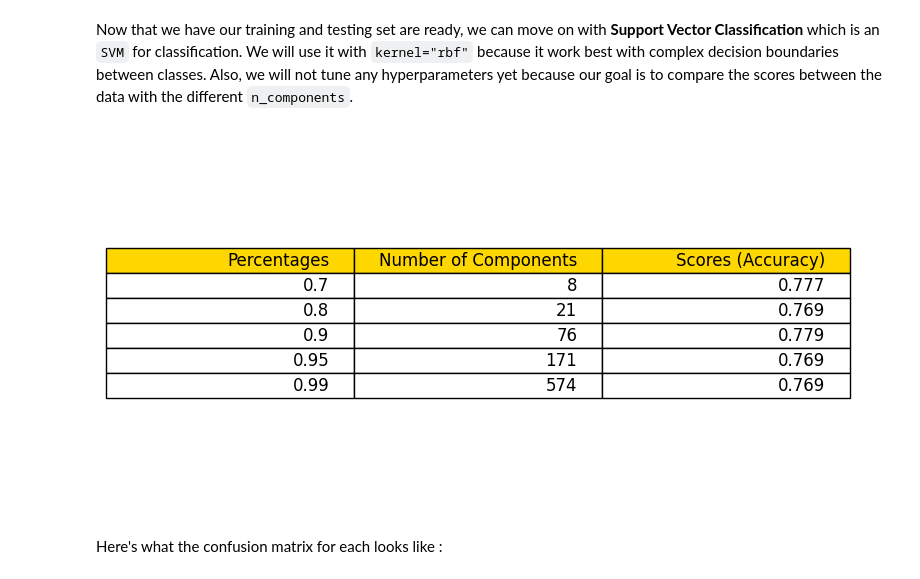
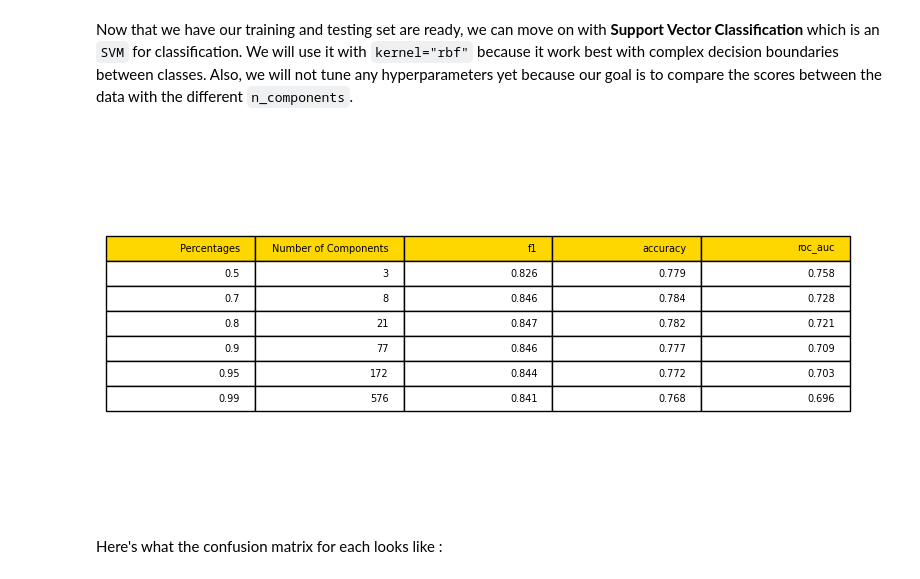
Before and after one commit to Az-r-ow/zoidberg, a Jupyter notebook: main.ipynb, the cells around one changed output. Cells and saved outputs as stored; diff of their text form; code cells hidden in the pictures.

```diff
--- a/main.ipynb
+++ b/main.ipynb
@@ -710,7 +710,7 @@ def components_for_variance_percentage(variance_ratios, per=0.99):
     return np.argmax(cumulative_variance >= per) + 1
 
 
-percentages = [0.7, 0.8, 0.9, 0.95, 0.99]
+percentages = [0.5, 0.7, 0.8, 0.9, 0.95, 0.99]
 num_components = [
     components_for_variance_percentage(pca.explained_variance_ratio_, per)
     for per in percentages
@@ -790,38 +784,43 @@ Now that we have our training and testing set are ready, we can move on with **S
 
 from sklearn.svm import SVC
 from sklearn.metrics import confusion_matrix
+from sklearn.metrics import accuracy_score, f1_score, roc_auc_score
 
 scores = []
+scoring = ["f1", "accuracy", "roc_auc"]
 confusion_matrices = []
 
 for percentage, n_components in per_to_ncomponents.items():
   svc = SVC(kernel="rbf")
   svc.fit(x_train_pca[:, :n_components], y_train)
   y_pred = svc.predict(x_test_pca[:, :n_components])
+  roc_auc = roc_auc_score(y_test, y_pred)
+  accuracy = accuracy_score(y_test, y_pred)
+  f1 = f1_score(y_test, y_pred)
   cm = confusion_matrix(y_test, y_pred)
   confusion_matrices.append(cm)
   score = svc.score(x_test_pca[:, :n_components], y_test)
-  scores.append(round(score, 3))
+  scores.append([round(score, 3) for score in [f1, accuracy, roc_auc]])
 # %%
 svc_scores_data = [
-    [a, b, c]
-    for a, b, c in zip(
+    [a, b, *scores]
+    for a, b, scores in zip(
         list(per_to_ncomponents.keys()), list(per_to_ncomponents.values()), scores
     )
 ]
-svc_scores_data.insert(0, ["Percentages", "Number of Components", "Scores (Accuracy)"])
+svc_scores_data.insert(0, ["Percentages", "Number of Components"] + scoring)
 
 fig, ax = plt.subplots()
 table = ax.table(cellText=svc_scores_data, loc="center")
 table.set_fontsize(12)
 table.scale(1.5, 1.5)
 
 for i in range(len(svc_scores_data[0])):
     table[(0, i)].set_facecolor("#FFD700")
 ax.axis("off")
 plt.show()
 # %% [output]
-[figure, old version]
+[figure, new version]
 # %% [markdown]
 Here's what the confusion matrix for each looks like :
 # %%
```
Also changed, not shown: parts of 18 cells of this notebook.
